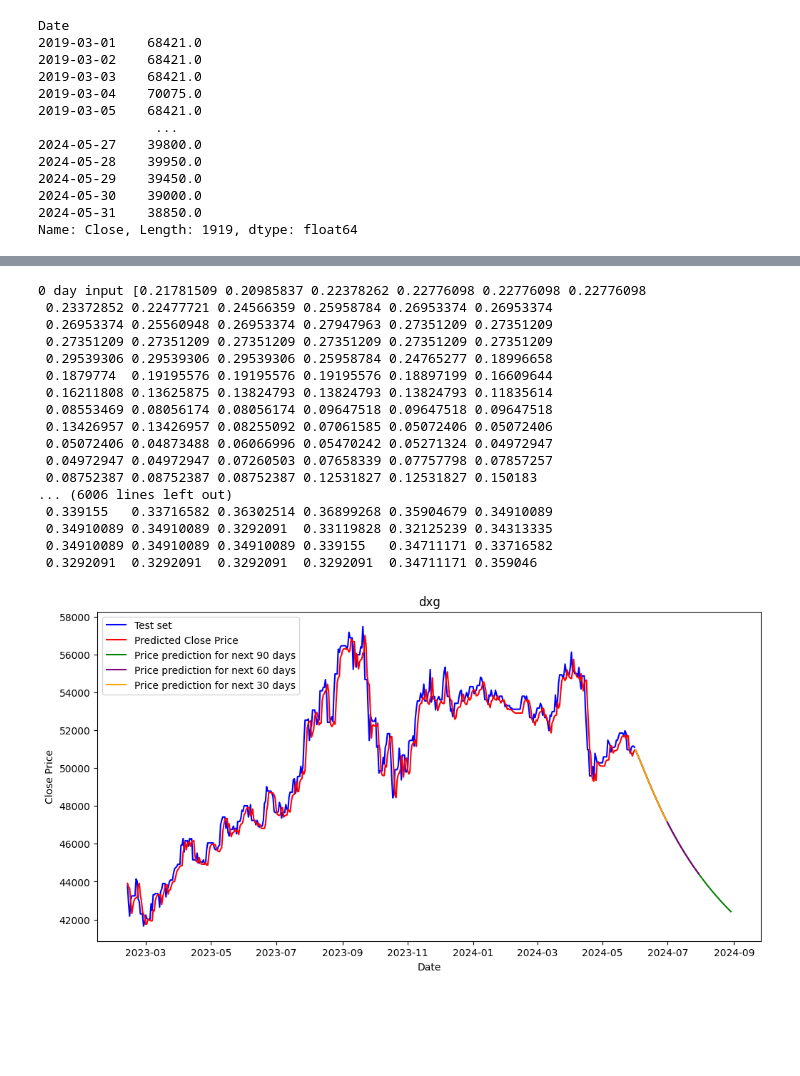
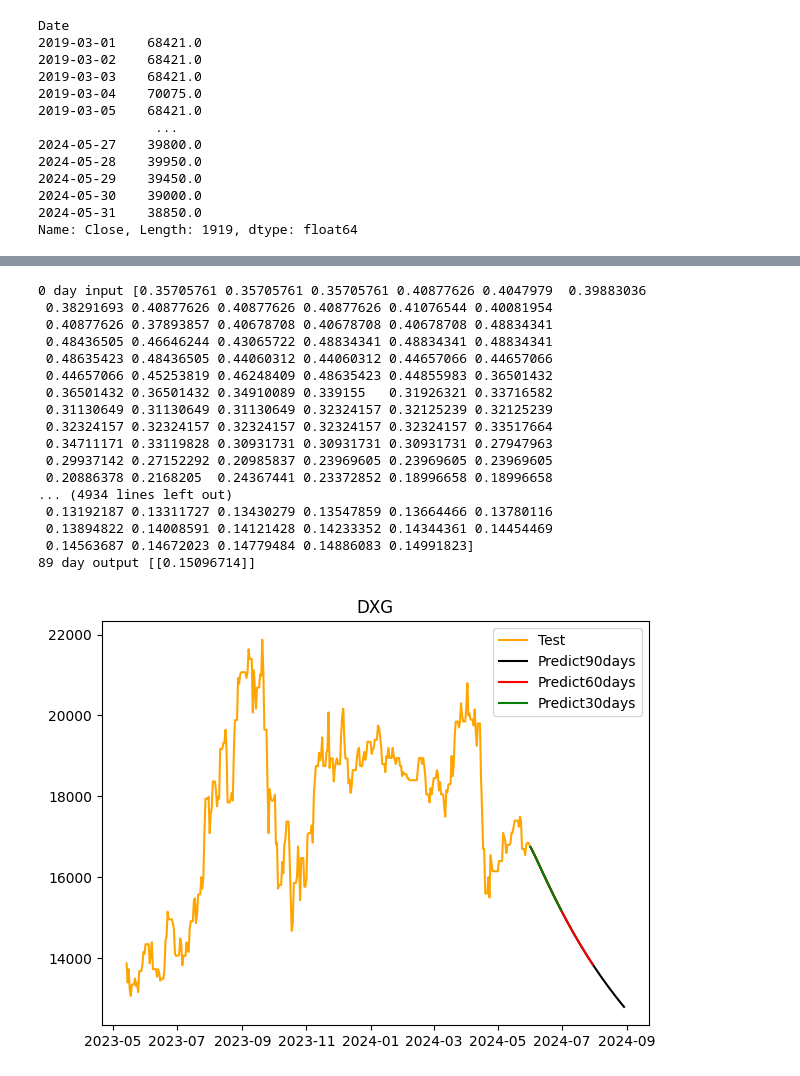
Before and after one commit to cngpc43/IS403.O21.HTCL, a Jupyter notebook: Models/GRU/GRU(8-2).ipynb, the cells around one changed output, grey strips where cells are left out. Saved outputs shown, nothing was run; the diff lists cells and outputs as text; code cells hidden in the pictures; blank space fills up the shorter version.

```diff
--- a/Models/GRU/GRU(8-2).ipynb
+++ b/Models/GRU/GRU(8-2).ipynb
@@ -289,7 +289,7 @@ temp_input=temp_input[0].tolist()
 from numpy import array
 
 dxg_lst_output=[]
-n_steps=515
+n_steps=323
 i=0
 while(i<90):
 
@@ -405,7 +399,7 @@ temp_input=temp_input[0].tolist()
 from numpy import array
 
 vhm_lst_output=[]
-n_steps=len(temp_input) - 1
+n_steps=323
 i=0
 while(i<90):
 
@@ -432,43 +426,43 @@ while(i<90):
         vhm_lst_output.extend(yhat.tolist())
         i=i+1
 # %% [output]
-0 day input [0.21781509 0.20985837 0.22378262 0.22776098 0.22776098 0.22776098
- 0.23372852 0.22477721 0.24566359 0.25958784 0.26953374 0.26953374
- 0.26953374 0.25560948 0.26953374 0.27947963 0.27351209 0.27351209
- 0.27351209 0.27351209 0.27351209 0.27351209 0.27351209 0.27351209
- 0.29539306 0.29539306 0.29539306 0.25958784 0.24765277 0.18996658
- 0.1879774  0.19195576 0.19195576 0.19195576 0.18897199 0.16609644
- 0.16211808 0.13625875 0.13824793 0.13824793 0.13824793 0.11835614
- 0.08553469 0.08056174 0.08056174 0.09647518 0.09647518 0.09647518
- 0.13426957 0.13426957 0.08255092 0.07061585 0.05072406 0.05072406
- 0.05072406 0.04873488 0.06066996 0.05470242 0.05271324 0.04972947
- 0.04972947 0.04972947 0.07260503 0.07658339 0.07757798 0.07857257
- 0.08752387 0.08752387 0.08752387 0.12531827 0.12531827 0.150183
-... (6006 lines left out)
- 0.339155   0.33716582 0.36302514 0.36899268 0.35904679 0.34910089
- 0.34910089 0.34910089 0.3292091  0.33119828 0.32125239 0.34313335
- 0.34910089 0.34910089 0.34910089 0.339155   0.34711171 0.33716582
- 0.3292091  0.3292091  0.3292091  0.3292091  0.34711171 0.359046
+0 day input [0.35705761 0.35705761 0.35705761 0.40877626 0.4047979  0.39883036
+ 0.38291693 0.40877626 0.40877626 0.40877626 0.41076544 0.40081954
+ 0.40877626 0.37893857 0.40678708 0.40678708 0.40678708 0.48834341
+ 0.48436505 0.46646244 0.43065722 0.48834341 0.48834341 0.48834341
+ 0.48635423 0.48436505 0.44060312 0.44060312 0.44657066 0.44657066
+ 0.44657066 0.45253819 0.46248409 0.48635423 0.44855983 0.36501432
+ 0.36501432 0.36501432 0.34910089 0.339155   0.31926321 0.33716582
+ 0.31130649 0.31130649 0.31130649 0.32324157 0.32125239 0.32125239
+ 0.32324157 0.32324157 0.32324157 0.32324157 0.32324157 0.33517664
+ 0.34711171 0.33119828 0.30931731 0.30931731 0.30931731 0.27947963
+ 0.29937142 0.27152292 0.20985837 0.23969605 0.23969605 0.23969605
+ 0.20886378 0.2168205  0.24367441 0.23372852 0.18996658 0.18996658
+... (4934 lines left out)
+ 0.13192187 0.13311727 0.13430279 0.13547859 0.13664466 0.13780116
+ 0.13894822 0.14008591 0.14121428 0.14233352 0.14344361 0.14454469
+ 0.14563687 0.14672023 0.14779484 0.14886083 0.14991823]
+89 day output [[0.15096714]]
 # %%
-plt.figure(figsize=(12, 6))
-new = pd.date_range(start=dxg.index[dxg_train_size], end=dxg.index[-1])[101:]
+# 14.Vẽ hình
+# fig, axs = plt.subplots(1, 3, figsize=(15, 5))
+# new = pd.date_range(start=dxg.index[0], end=dxg.index[dxg_train_size-1])
+# plt.plot(new,scaler.inverse_transform(dxg_train_data))
 
-plt.plot(new,scaler.inverse_transform(dxg_test_data)[101:],color='blue',label='Test set')
-plt.plot(new,dxg_y_pred,color='red',label='Predicted Close Price')
-
+new = pd.date_range(start=dxg.index[dxg_train_size], end=dxg.index[-1])
+plt.plot(new,scaler.inverse_transform(dxg_test_data),color='orange')
 
 start_date = dxg.index[-1] + datetime.timedelta(1)
 dxg_predict_data_30 = pd.date_range(start=start_date, end=start_date + datetime.timedelta(29))
 dxg_predict_data_60 = pd.date_range(start=start_date, end=start_date + datetime.timedelta(59))
 dxg_predict_data_90 = pd.date_range(start=start_date, end=start_date + datetime.timedelta(89))
-plt.plot(dxg_predict_data_90,scaler.inverse_transform(dxg_lst_output[:90]),color='green', label='Price prediction for next 90 days')
-plt.plot(dxg_predict_data_60,scaler.inverse_transform(dxg_lst_output[:60]), color='purple',label='Price prediction for next 60 days')
-plt.plot(dxg_predict_data_30,scaler.inverse_transform(dxg_lst_output[:30]),color='orange',label='Price prediction for next 30 days')
-plt.legend()
-plt.title('dxg')
-plt.xlabel('Date')
-plt.ylabel('Close Price')
+plt.plot(dxg_predict_data_90,scaler.inverse_transform(dxg_lst_output[:90]),color='black')
+plt.plot(dxg_predict_data_60,scaler.inverse_transform(dxg_lst_output[:60]), color='red')
+plt.plot(dxg_predict_data_30,scaler.inverse_transform(dxg_lst_output[:30]),color='green')
+plt.legend(['Test','Predict90days','Predict60days','Predict30days'])
+plt.title('DXG')
+plt.tight_layout()
 plt.show()
 # %% [output]
-[figure, old version]
+[figure, new version]
 # %%
```
Also changed, not shown: parts of 8 cells of this notebook, 20 other files.
